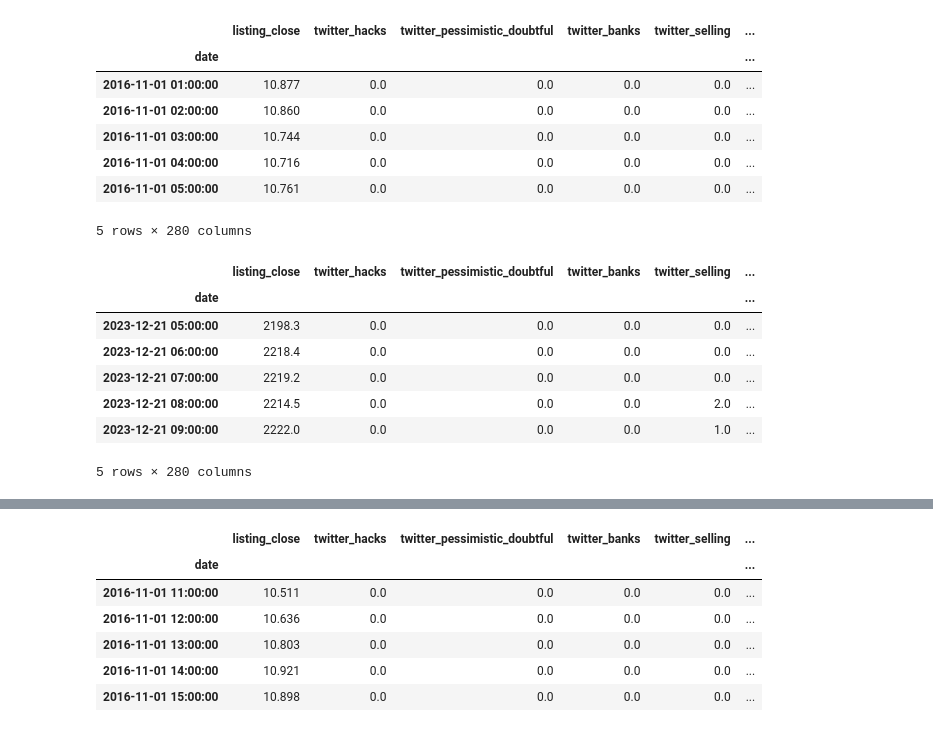
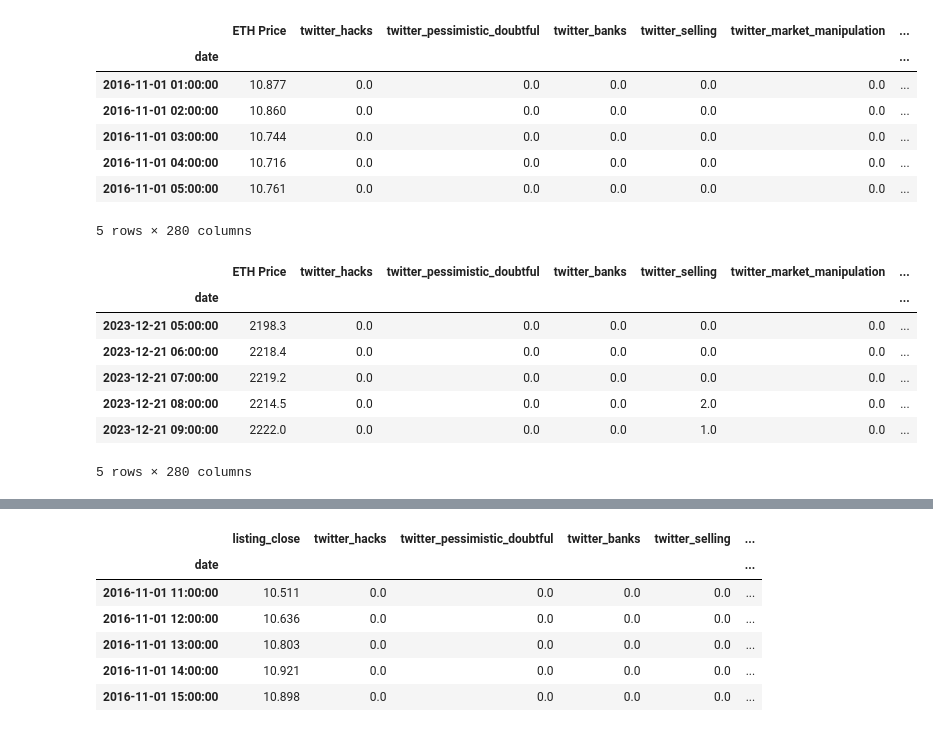
Before and after one commit to Chrisdeleon91/Algorithmic-Trading-Project-2, a Jupyter notebook: Project2_AUG_ETH.ipynb, the cells around one changed output, grey strips where cells are left out. Drawn from its saved outputs; the diff is of its cells as text; code cells hidden in the pictures.

```diff
--- a/Project2_AUG_ETH.ipynb
+++ b/Project2_AUG_ETH.ipynb
@@ -17,32 +18,34 @@ from sklearn.metrics import classification_report
 # %%
 # Import the Crypto dataset into a Pandas Dataframe
 
-bitcoin_df = pd.read_csv(
+etherum_df = pd.read_csv(
     Path("Resources/augmento_eth.csv"),
     index_col='date',
     infer_datetime_format=True,
     parse_dates=True
 )
 
+etherum_df.rename(columns={"listing_close": "ETH Price"}, inplace=True)
+
 # Review the DataFrame
-display(bitcoin_df.head())
-display(bitcoin_df.tail())
+display(etherum_df.head())
+display(etherum_df.tail())
 # %% [output]
-|  | listing_close | twitter_hacks | twitter_pessimistic_doubtful | twitter_banks | twitter_selling | ... |
-| date |  |  |  |  |  | ... |
-| 2016-11-01 01:00:00 | 10.877 | 0.0 | 0.0 | 0.0 | 0.0 | ... |
-| 2016-11-01 02:00:00 | 10.860 | 0.0 | 0.0 | 0.0 | 0.0 | ... |
-| 2016-11-01 03:00:00 | 10.744 | 0.0 | 0.0 | 0.0 | 0.0 | ... |
-| 2016-11-01 04:00:00 | 10.716 | 0.0 | 0.0 | 0.0 | 0.0 | ... |
-| 2016-11-01 05:00:00 | 10.761 | 0.0 | 0.0 | 0.0 | 0.0 | ... |
+|  | ETH Price | twitter_hacks | twitter_pessimistic_doubtful | twitter_banks | twitter_selling | twitter_market_manipulation | ... |
+| date |  |  |  |  |  |  | ... |
+| 2016-11-01 01:00:00 | 10.877 | 0.0 | 0.0 | 0.0 | 0.0 | 0.0 | ... |
+| 2016-11-01 02:00:00 | 10.860 | 0.0 | 0.0 | 0.0 | 0.0 | 0.0 | ... |
+| 2016-11-01 03:00:00 | 10.744 | 0.0 | 0.0 | 0.0 | 0.0 | 0.0 | ... |
+| 2016-11-01 04:00:00 | 10.716 | 0.0 | 0.0 | 0.0 | 0.0 | 0.0 | ... |
+| 2016-11-01 05:00:00 | 10.761 | 0.0 | 0.0 | 0.0 | 0.0 | 0.0 | ... |
 5 rows × 280 columns
-|  | listing_close | twitter_hacks | twitter_pessimistic_doubtful | twitter_banks | twitter_selling | ... |
-| date |  |  |  |  |  | ... |
-| 2023-12-21 05:00:00 | 2198.3 | 0.0 | 0.0 | 0.0 | 0.0 | ... |
-| 2023-12-21 06:00:00 | 2218.4 | 0.0 | 0.0 | 0.0 | 0.0 | ... |
-| 2023-12-21 07:00:00 | 2219.2 | 0.0 | 0.0 | 0.0 | 0.0 | ... |
-| 2023-12-21 08:00:00 | 2214.5 | 0.0 | 0.0 | 0.0 | 2.0 | ... |
-| 2023-12-21 09:00:00 | 2222.0 | 0.0 | 0.0 | 0.0 | 1.0 | ... |
+|  | ETH Price | twitter_hacks | twitter_pessimistic_doubtful | twitter_banks | twitter_selling | twitter_market_manipulation | ... |
+| date |  |  |  |  |  |  | ... |
+| 2023-12-21 05:00:00 | 2198.3 | 0.0 | 0.0 | 0.0 | 0.0 | 0.0 | ... |
+| 2023-12-21 06:00:00 | 2218.4 | 0.0 | 0.0 | 0.0 | 0.0 | 0.0 | ... |
+| 2023-12-21 07:00:00 | 2219.2 | 0.0 | 0.0 | 0.0 | 0.0 | 0.0 | ... |
+| 2023-12-21 08:00:00 | 2214.5 | 0.0 | 0.0 | 0.0 | 2.0 | 0.0 | ... |
+| 2023-12-21 09:00:00 | 2222.0 | 0.0 | 0.0 | 0.0 | 1.0 | 0.0 | ... |
 5 rows × 280 columns
 # %%
 # Plot the actual returns versus the strategy returns
```
Also changed, not shown: parts of 14 cells of this notebook, 34 other files.
